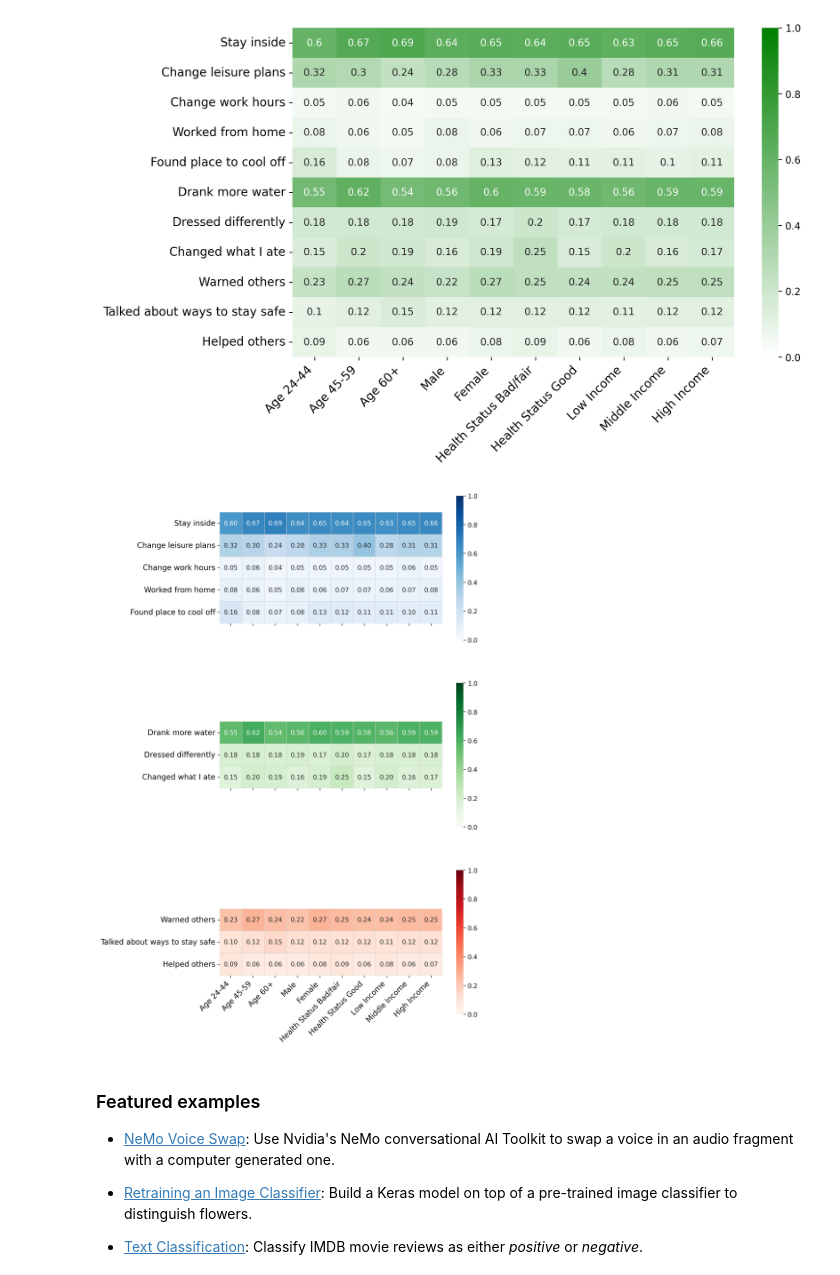
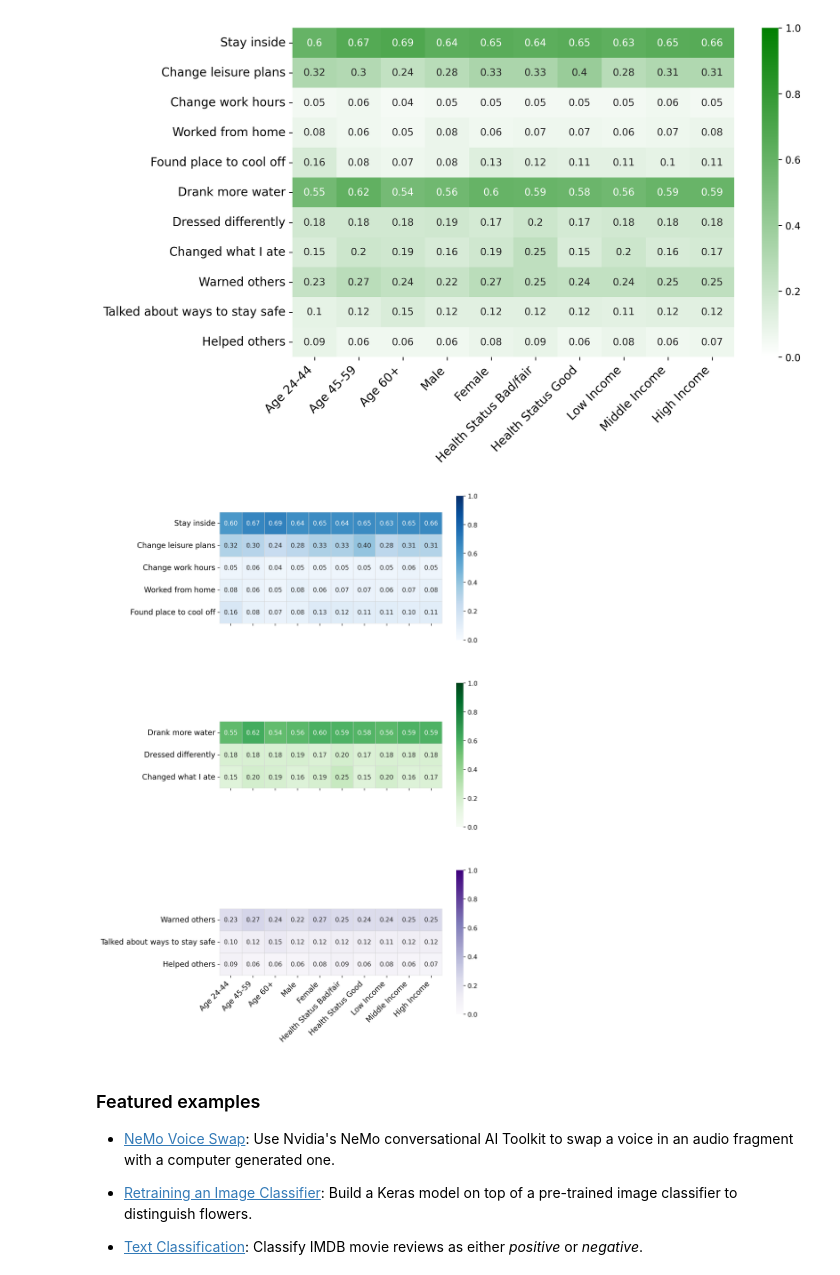
Before and after one commit to mfinke17/Python, a Jupyter notebook: Figure_4_M4C_Manuscript_Final.ipynb, the cells around one changed output. Cells and saved outputs as stored; diff of their text form; code cells hidden in the pictures.

```diff
--- a/Figure_4_M4C_Manuscript_Final.ipynb
+++ b/Figure_4_M4C_Manuscript_Final.ipynb
@@ -69,7 +69,7 @@ import seaborn as sns
 import matplotlib.pyplot as plt
 
 # Read the CSV data
-df = pd.read_csv('heatdatacsv3.csv')
+df = pd.read_csv('heatdatacsvcorrect (2).csv')
 
 # Drop the last column
 df = df.iloc[:, :-1]
@@ -91,7 +91,7 @@ groupings = {
 group_colors = {
     'Avoidance behaviors': 'Blues',
     'Reduction behaviors': 'Greens',
-    'Prosocial behaviors': 'Reds'
+    'Prosocial behaviors': 'Purples'
 }
 
 # Determine the number of rows and columns based on the number of groups
@@ -101,34 +101,34 @@ num_cols = 1
 # Create subplots for the heatmaps
 fig, axes = plt.subplots(num_groups, num_cols, figsize=(8, 5*num_groups), sharex=True, gridspec_kw={'hspace': 0.3})
 
 # Flatten the axes if there's only one group
 if num_groups == 1:
     axes = [axes]
 
 # Plot each heatmap in a separate subplot
 for i, (group, behaviors) in enumerate(groupings.items()):
     # Filter the data for the current group
     group_data = df.loc[behaviors]
 
     # Create the heatmap using seaborn
     ax = sns.heatmap(group_data, cmap=group_colors[group], annot=True, vmin=0, vmax=1, cbar=True, square=True, fmt=".2f", linewidths=0.5, linecolor='lightgray', ax=axes[i])
 
     # Set the x-axis tick labels with Arial font and size 12
     ax.set_xticklabels(ax.get_xticklabels(), ha='right', rotation=45, fontsize=12)
 
     # Set the y-axis tick labels with Arial font and size 12
     ax.set_yticklabels(ax.get_yticklabels(), ha='right', rotation=0, fontsize=12)
 
     # Remove the y-axis title
     ax.set_ylabel('')
 
 # Adjust the layout and spacing between subplots
 plt.tight_layout()
 
 # Display the figure
 plt.show()
 # %% [output]
-[figure, old version]
+[figure, new version]
 # %% [markdown]
 <div class="markdown-google-sans">
 
```
Also changed, not shown: parts of 1 cell of this notebook.
